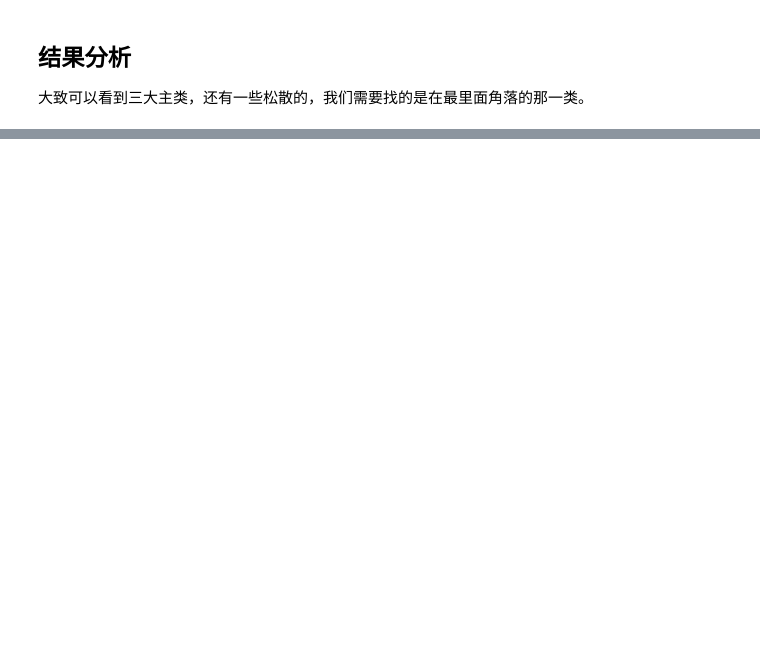
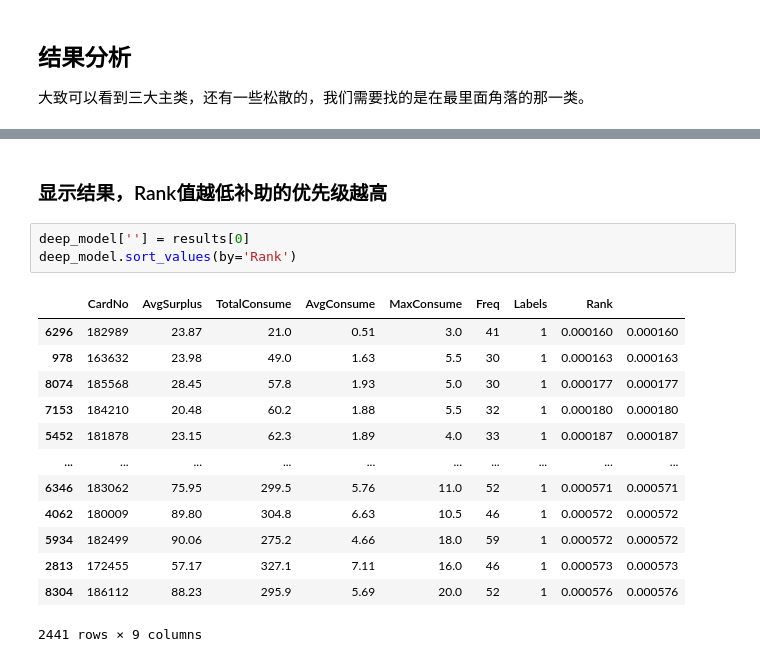
Before and after one commit to nonlinearthink/SCBAnalysis, a Jupyter notebook: model.ipynb, the cells around one changed output, grey strips where cells are left out. Cells and saved outputs as stored; diff of their text form; blank space fills up the shorter version.

```diff
--- a/model.ipynb
+++ b/model.ipynb
@@ -147,0 +258,19 @@ deep_model
+# %% [markdown]
+### 显示结果，Rank值越低补助的优先级越高
+# %%
+deep_model[''] = results[0]
+deep_model.sort_values(by='Rank')
+# %% [output]
+|  | CardNo | AvgSurplus | TotalConsume | AvgConsume | MaxConsume | Freq | Labels | Rank |  |
+| 6296 | 182989 | 23.87 | 21.0 | 0.51 | 3.0 | 41 | 1 | 0.000160 | 0.000160 |
+| 978 | 163632 | 23.98 | 49.0 | 1.63 | 5.5 | 30 | 1 | 0.000163 | 0.000163 |
+| 8074 | 185568 | 28.45 | 57.8 | 1.93 | 5.0 | 30 | 1 | 0.000177 | 0.000177 |
+| 7153 | 184210 | 20.48 | 60.2 | 1.88 | 5.5 | 32 | 1 | 0.000180 | 0.000180 |
+| 5452 | 181878 | 23.15 | 62.3 | 1.89 | 4.0 | 33 | 1 | 0.000187 | 0.000187 |
+| ... | ... | ... | ... | ... | ... | ... | ... | ... | ... |
+| 6346 | 183062 | 75.95 | 299.5 | 5.76 | 11.0 | 52 | 1 | 0.000571 | 0.000571 |
+| 4062 | 180009 | 89.80 | 304.8 | 6.63 | 10.5 | 46 | 1 | 0.000572 | 0.000572 |
+| 5934 | 182499 | 90.06 | 275.2 | 4.66 | 18.0 | 59 | 1 | 0.000572 | 0.000572 |
+| 2813 | 172455 | 57.17 | 327.1 | 7.11 | 16.0 | 46 | 1 | 0.000573 | 0.000573 |
+| 8304 | 186112 | 88.23 | 295.9 | 5.69 | 20.0 | 52 | 1 | 0.000576 | 0.000576 |
+2441 rows × 9 columns
```
Also changed, not shown: parts of 9 cells of this notebook, 3 other files.
